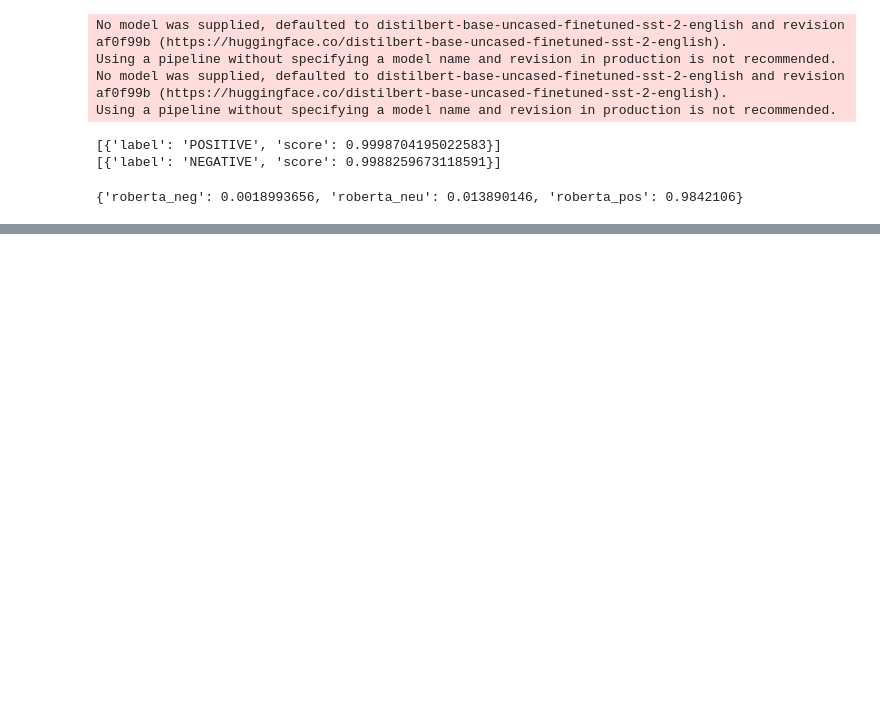
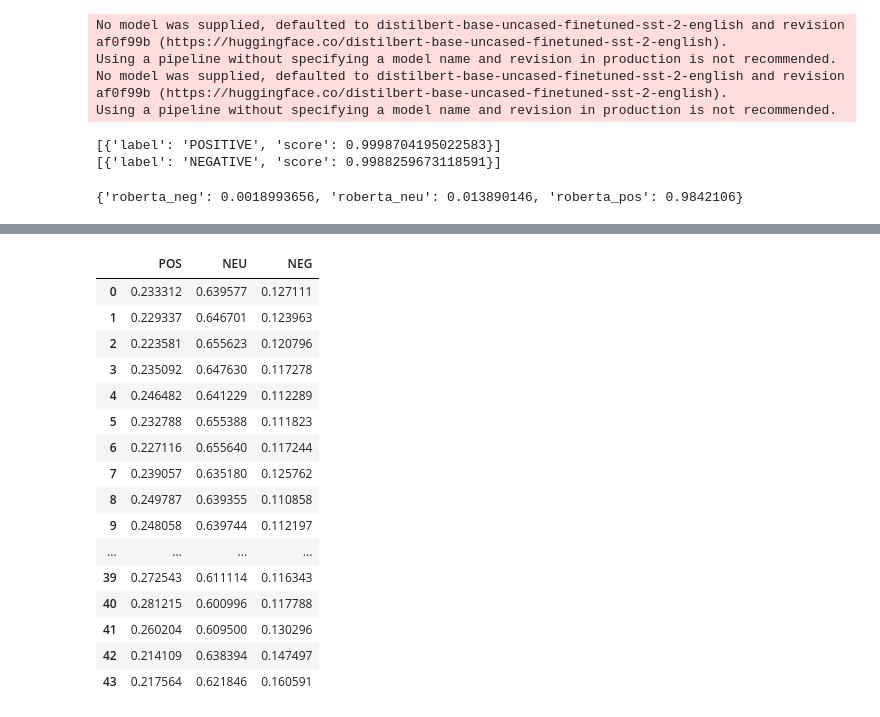
Before and after one commit to VarunParbhu/mur_crypto, a Jupyter notebook: Coding/Data Source - Twitter (Sentiment Analysis).ipynb, the cells around one changed output, grey strips where cells are left out. Saved outputs shown, nothing was run; the diff lists cells and outputs as text; code cells hidden in the pictures; blank space fills up the shorter version.

```diff
--- a/Coding/Data Source - Twitter (Sentiment Analysis).ipynb
+++ b/Coding/Data Source - Twitter (Sentiment Analysis).ipynb
@@ -91,0 +128,20 @@ for i,file in tqdm(enumerate(read_return_file('Datasets/Processed Tweet/'))):
+# %%
+sentiment_scores
+# %% [output]
+|  | POS | NEU | NEG |
+| 0 | 0.233312 | 0.639577 | 0.127111 |
+| 1 | 0.229337 | 0.646701 | 0.123963 |
+| 2 | 0.223581 | 0.655623 | 0.120796 |
+| 3 | 0.235092 | 0.647630 | 0.117278 |
+| 4 | 0.246482 | 0.641229 | 0.112289 |
+| 5 | 0.232788 | 0.655388 | 0.111823 |
+| 6 | 0.227116 | 0.655640 | 0.117244 |
+| 7 | 0.239057 | 0.635180 | 0.125762 |
+| 8 | 0.249787 | 0.639355 | 0.110858 |
+| 9 | 0.248058 | 0.639744 | 0.112197 |
+| ... | ... | ... | ... |
+| 39 | 0.272543 | 0.611114 | 0.116343 |
+| 40 | 0.281215 | 0.600996 | 0.117788 |
+| 41 | 0.260204 | 0.609500 | 0.130296 |
+| 42 | 0.214109 | 0.638394 | 0.147497 |
+| 43 | 0.217564 | 0.621846 | 0.160591 |
```
Also changed, not shown: parts of 11 cells of this notebook, 20 other files.
